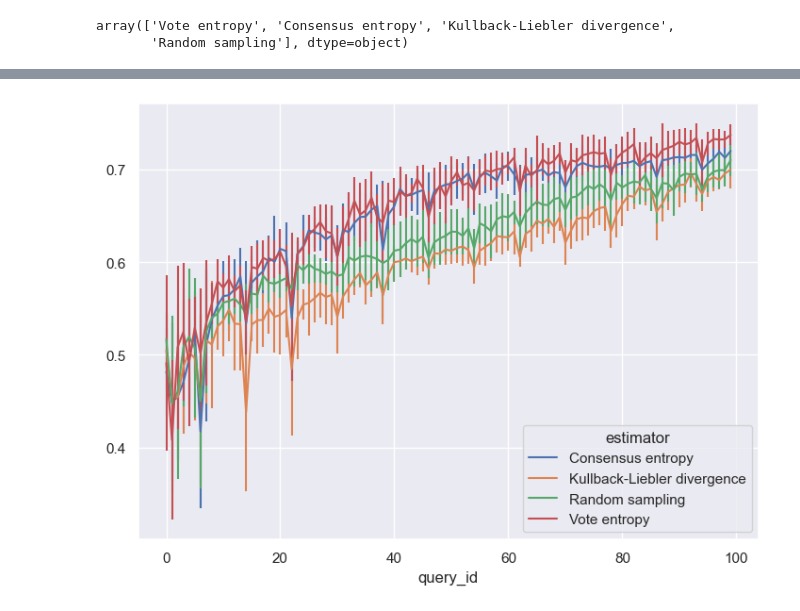
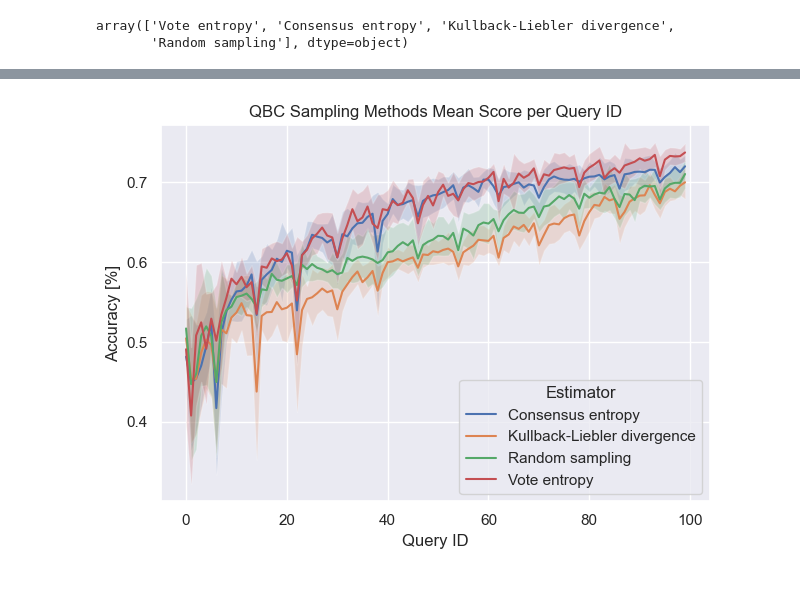
Before and after one commit to CelinaLaune/ActiveLearning, a Jupyter notebook: QBC_US.ipynb, the cells around one changed output, grey strips where cells are left out. Saved outputs shown, nothing was run; the diff lists cells and outputs as text; code cells hidden in the pictures.

Commit message:
🎋 Adds final plot

```diff
--- a/QBC_US.ipynb
+++ b/QBC_US.ipynb
@@ -257,11 +239,28 @@ plt.show()
-# %%
-df_results_mean=df_results.groupby(['estimator','query_id']).mean()
-df_results_std=df_results.groupby(['estimator','query_id']).std()
-
-df_mean=df_results_mean.reset_index().pivot(index='query_id', columns='estimator', values='score')
-df_std=df_results_std.reset_index().pivot(index='query_id', columns='estimator', values='score')
-
-df_mean.plot(figsize=(8.5,6), yerr=df_std)
-plt.grid('on')
-# %% [output]
-[figure, removed]
+# %%
+df_results = pd.read_csv("data.csv")
+mean = df_results.groupby(['query_id', 'estimator']).mean().reset_index()
+std = df_results.groupby(['query_id', 'estimator']).std().reset_index()
+
+mean_pivot = mean.pivot(index='query_id', columns='estimator', values='score')
+std_pivot = std.pivot(index='query_id', columns='estimator', values='score')
+
+mean_pivot = mean_pivot.apply(pd.to_numeric, errors='coerce')
+std_pivot = std_pivot.apply(pd.to_numeric, errors='coerce')
+
+plt.figure()
+for estimator in mean_pivot.columns:
+    m = mean_pivot[estimator].values
+    s = std_pivot[estimator].values
+    x = mean_pivot.index.values
+    plt.plot(x, m, label=estimator)
+    plt.fill_between(x, m - s, m + s, alpha=0.2)
+
+plt.xlabel("Query ID")
+plt.ylabel("Accuracy [%]")
+plt.title("QBC Sampling Methods Mean Score per Query ID")
+plt.legend(title="Estimator")
+plt.tight_layout()
+plt.savefig("experiment.png")
+plt.show()
+# %% [output]
+[figure, added]
```
Also changed, not shown: parts of 1 cell of this notebook, 1 other file.
